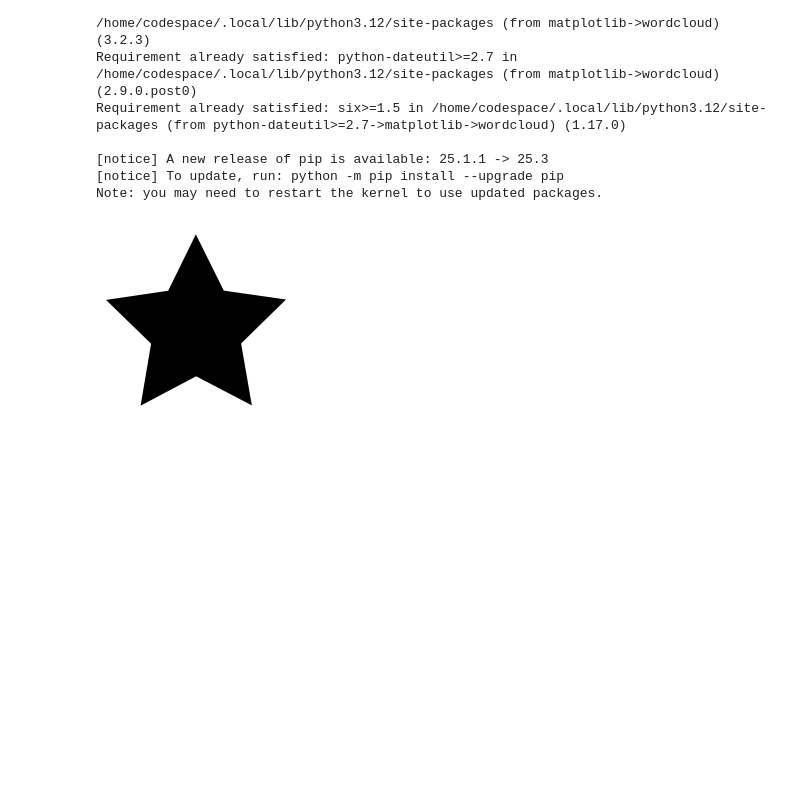
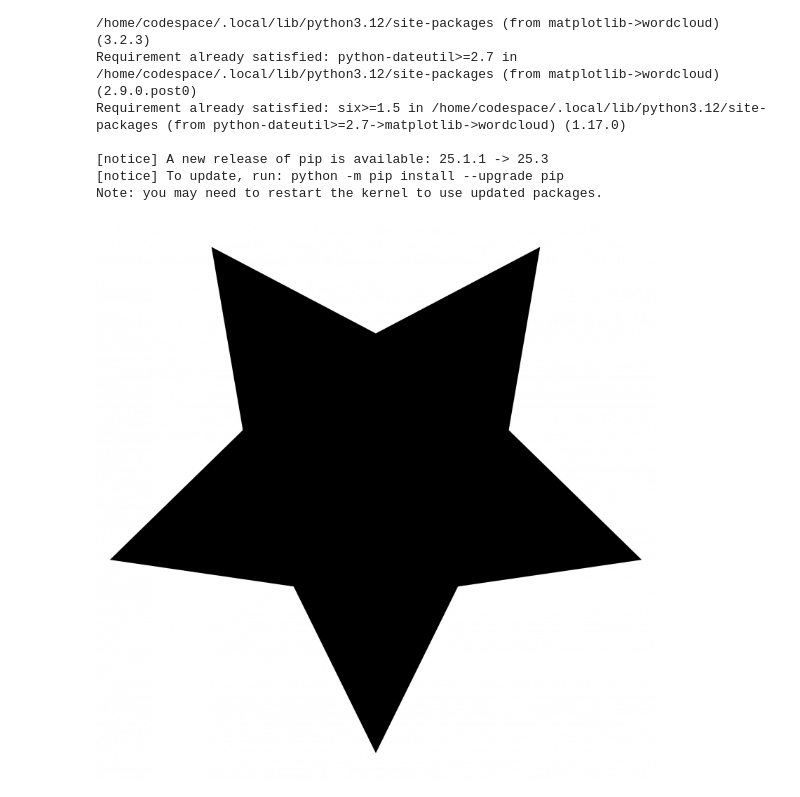
Before and after one commit to nmaarja/dt-2025-data-visualisation, a Jupyter notebook: notebooks/class_work/homework_week11.ipynb, the cells around one changed output. Cells and saved outputs as stored; diff of their text form; code cells hidden in the pictures; blank space fills up the shorter version.

```diff
--- a/notebooks/class_work/homework_week11.ipynb
+++ b/notebooks/class_work/homework_week11.ipynb
@@ -61,15 +53,15 @@ Note: you may need to restart the kernel to use updated packages.
 # %%
 from PIL import Image # import image class from PIL
 import urllib.request # library to work with URL
 
-img =urllib.request.urlretrieve("https://drive.google.com/uc?export=download&id=1m8GdDDAbDAJAXQQoRr-AYoNQkxjlEJBI",
+img =urllib.request.urlretrieve("https://drive.google.com/uc?export=download&id=1N3Jtk_Swwws1r1aufIlrfR4BLG5dBPKE",
     "image1.png")
 
 Image.open("image1.png")
 
-# https://drive.google.com/file/d/1m8GdDDAbDAJAXQQoRr-AYoNQkxjlEJBI/view?usp=sharing
+# https://drive.google.com/file/d/1N3Jtk_Swwws1r1aufIlrfR4BLG5dBPKE/view?usp=sharing - drive link for getting ID
 # %% [output]
-[figure, old version]
+[figure, new version]
 # %%
 from wordcloud import WordCloud
 from PIL import Image # import image class from PIL
```
Also changed, not shown: parts of 4 cells of this notebook, 1 other file.
